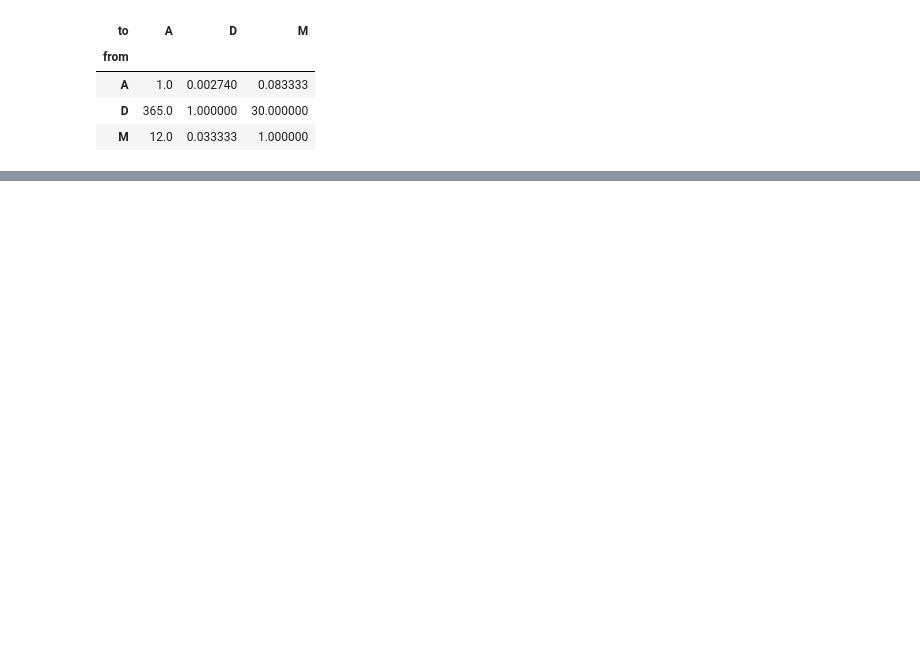
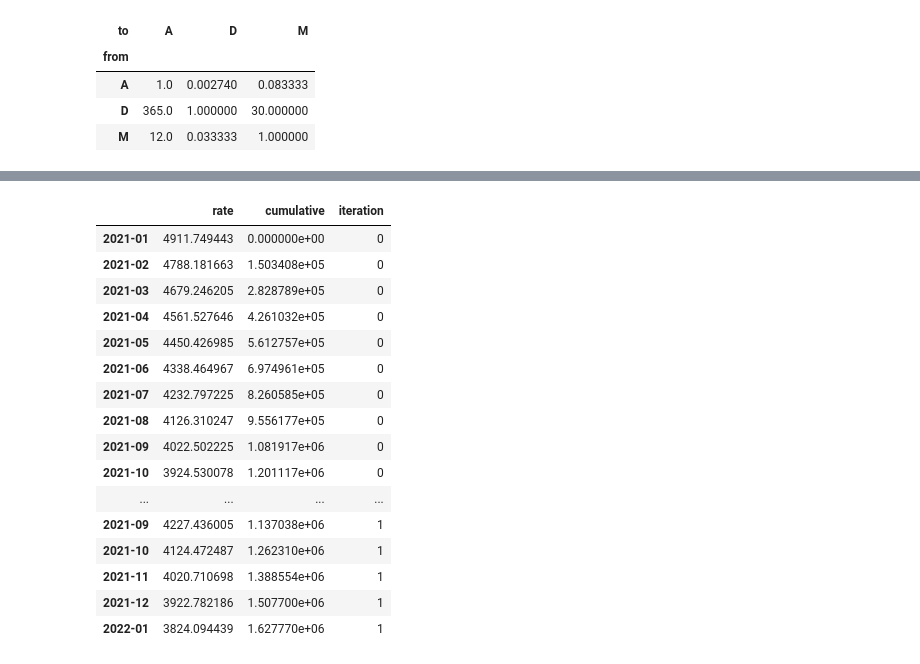
Before and after one commit to scuervo91/dcapy, a Jupyter notebook: examples/Arps_basic_dca.ipynb, the cells around one changed output, grey strips where cells are left out. Drawn from its saved outputs; the diff is of its cells as text; code cells hidden in the pictures; blank space fills up the shorter version.

```diff
--- a/examples/Arps_basic_dca.ipynb
+++ b/examples/Arps_basic_dca.ipynb
@@ -355 +358,21 @@ Declination
  b: [0]
+# %%
+dc2.forecast(start=date(2021,1,1), end=date(2022,1,1), n=2)
+# %% [output]
+|  | rate | cumulative | iteration |
+| 2021-01 | 4911.749443 | 0.000000e+00 | 0 |
+| 2021-02 | 4788.181663 | 1.503408e+05 | 0 |
+| 2021-03 | 4679.246205 | 2.828789e+05 | 0 |
+| 2021-04 | 4561.527646 | 4.261032e+05 | 0 |
+| 2021-05 | 4450.426985 | 5.612757e+05 | 0 |
+| 2021-06 | 4338.464967 | 6.974961e+05 | 0 |
+| 2021-07 | 4232.797225 | 8.260585e+05 | 0 |
+| 2021-08 | 4126.310247 | 9.556177e+05 | 0 |
+| 2021-09 | 4022.502225 | 1.081917e+06 | 0 |
+| 2021-10 | 3924.530078 | 1.201117e+06 | 0 |
+| ... | ... | ... | ... |
+| 2021-09 | 4227.436005 | 1.137038e+06 | 1 |
+| 2021-10 | 4124.472487 | 1.262310e+06 | 1 |
+| 2021-11 | 4020.710698 | 1.388554e+06 | 1 |
+| 2021-12 | 3922.782186 | 1.507700e+06 | 1 |
+| 2022-01 | 3824.094439 | 1.627770e+06 | 1 |
```
Also changed, not shown: parts of 24 cells of this notebook, 1 other file.
